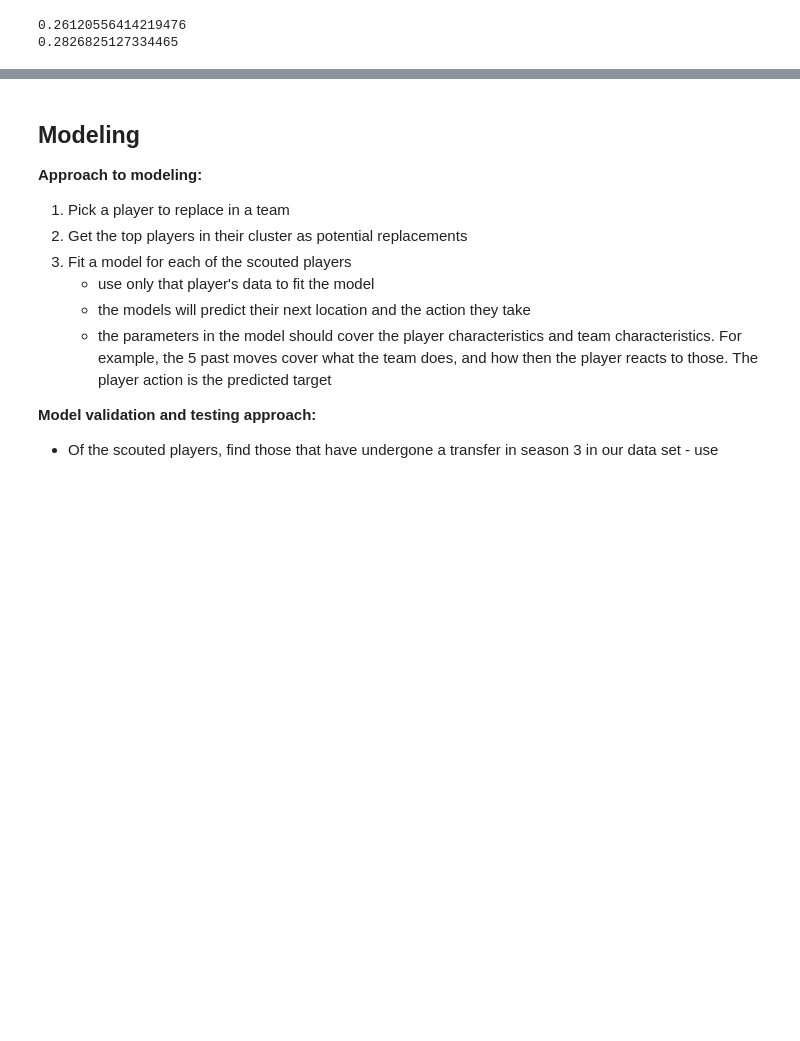
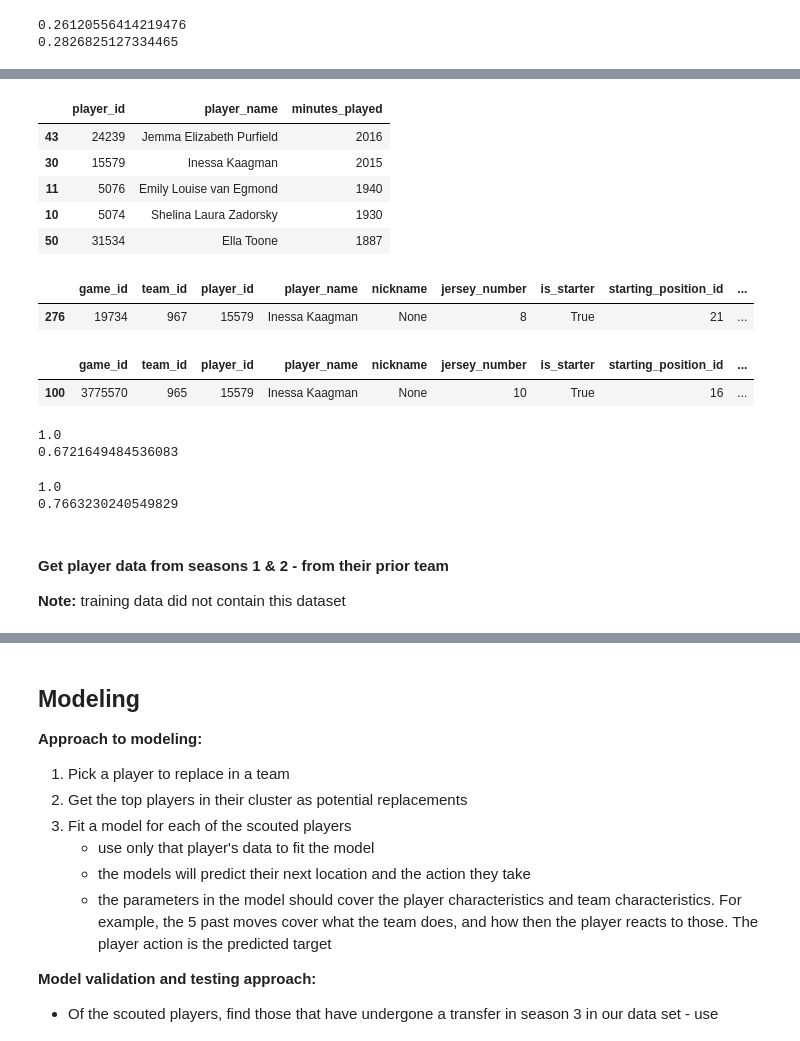
Before and after one commit to alexmihalache/Football-Analytics-Capstone---BrainStation-Final-Project, a Jupyter notebook: soccer_action_exploration.ipynb, the cells around one changed output, grey strips where cells are left out. Drawn from its saved outputs; the diff is of its cells as text; code cells hidden in the pictures; blank space fills up the shorter version.

```diff
--- a/soccer_action_exploration.ipynb
+++ b/soccer_action_exploration.ipynb
@@ -1470,0 +1571,55 @@ print(pipe.score(X_test, y_test_end_zone))
+# %%
+list1 = transfer_players
+list2 = players_test['player_name'].tolist()
+threshold=70
+
+# empty lists for storing the
+# matches later
+mat1 = []
+mat2 = []
+
+# iterating through list1 to extract
+# it's closest match from list2
+for i in list1:
+    mat1.append(process.extract(i, list2, limit=2))
+transfer_players_df['matches'] = mat1
+
+# iterating through the closest
+# matches to filter out the
+# maximum closest match
+
+for j in transfer_players_df['matches']:
+
+    for k in j:
+        p = []
+        if k[1] >= threshold:
+            p.append(k[0])
+    mat2.append(",".join(p))
+
+
+# storing the resultant matches
+# back to dframe1
+transfer_players_df['matches'] = mat2
+
+player_target_list = transfer_players_df['matches'].tolist()
+# %%
+player_target_df = players_test[(players_test['player_name'].isin(player_target_list)) & (players_test['starting_position_name']!='Goalkeeper')].groupby(['player_id','player_name'])['minutes_played'].sum().reset_index().sort_values(by='minutes_played',ascending=False)
+# %%
+player_target_df.head(5)
+# %% [output]
+|  | player_id | player_name | minutes_played |
+| 43 | 24239 | Jemma Elizabeth Purfield | 2016 |
+| 30 | 15579 | Inessa Kaagman | 2015 |
+| 11 | 5076 | Emily Louise van Egmond | 1940 |
+| 10 | 5074 | Shelina Laura Zadorsky | 1930 |
+| 50 | 31534 | Ella Toone | 1887 |
+# %%
+players[players['player_id']==15579].head(1)
+# %% [output]
+|  | game_id | team_id | player_id | player_name | nickname | jersey_number | is_starter | starting_position_id | ... |
+| 276 | 19734 | 967 | 15579 | Inessa Kaagman | None | 8 | True | 21 | ... |
+# %%
+players_test[players_test['player_id']==15579].head(1)
+# %% [output]
+|  | game_id | team_id | player_id | player_name | nickname | jersey_number | is_starter | starting_position_id | ... |
+| 100 | 3775570 | 965 | 15579 | Inessa Kaagman | None | 10 | True | 16 | ... |
@@ -1470,0 +1638,22 @@ print(pipe.score(X_test, y_test_end_zone))
+# %%
+pipe = make_pipeline(ct, DecisionTreeClassifier())
+pipe.fit(X_train, y_train_type)
+print(pipe.score(X_train, y_train_type))
+print(pipe.score(X_test, y_test_type))
+# %% [output]
+1.0
+0.6721649484536083
+# %%
+from sklearn.ensemble import RandomForestClassifier
+
+pipe = make_pipeline(ct, RandomForestClassifier())
+pipe.fit(X_train, y_train_type)
+print(pipe.score(X_train, y_train_type))
+print(pipe.score(X_test, y_test_type))
+# %% [output]
+1.0
+0.7663230240549829
+# %% [markdown]
+#### Get player data from seasons 1 & 2 - from their prior team
+
+**Note:** training data did not contain this dataset
```
Also changed, not shown: parts of 28 cells of this notebook.
